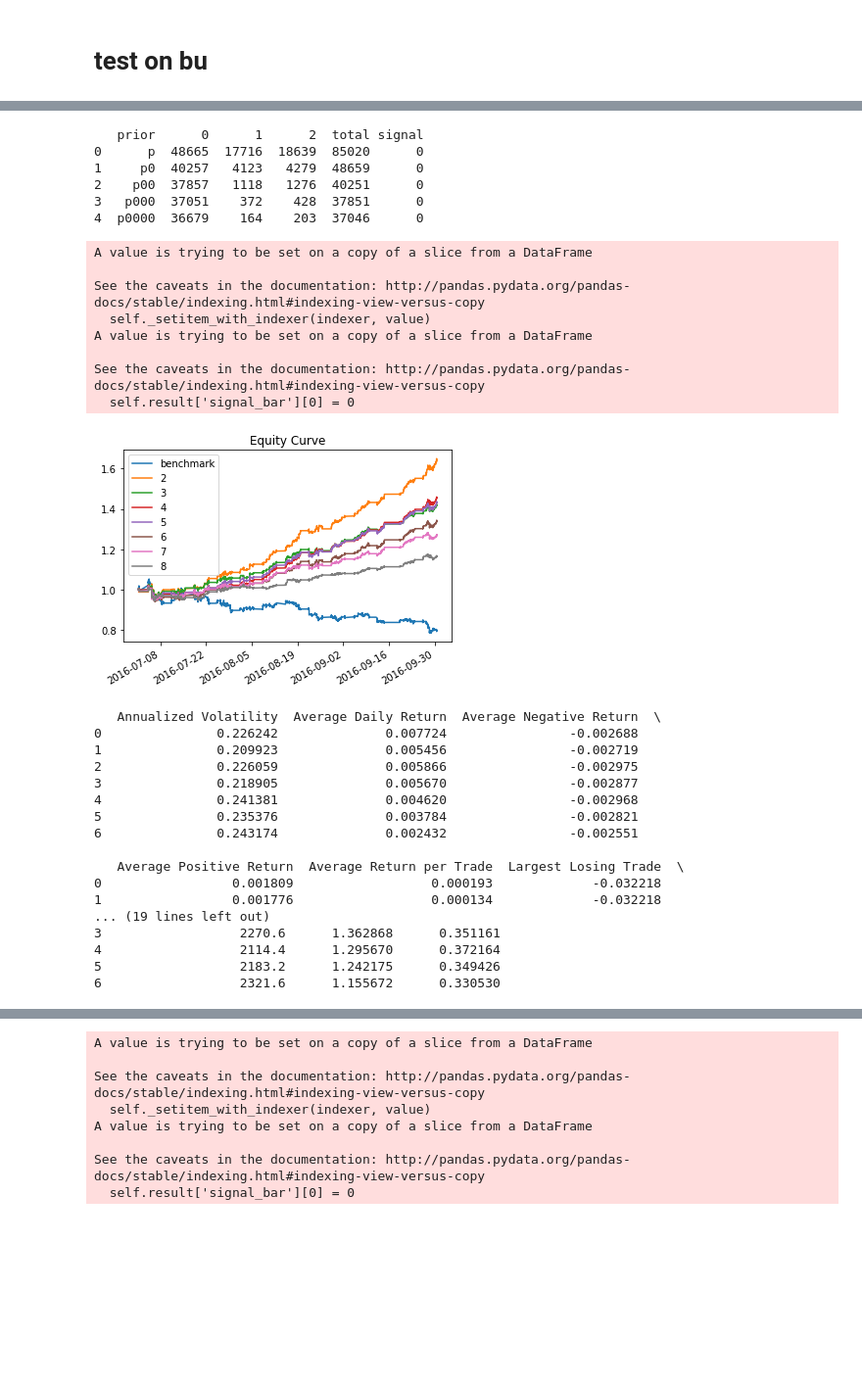
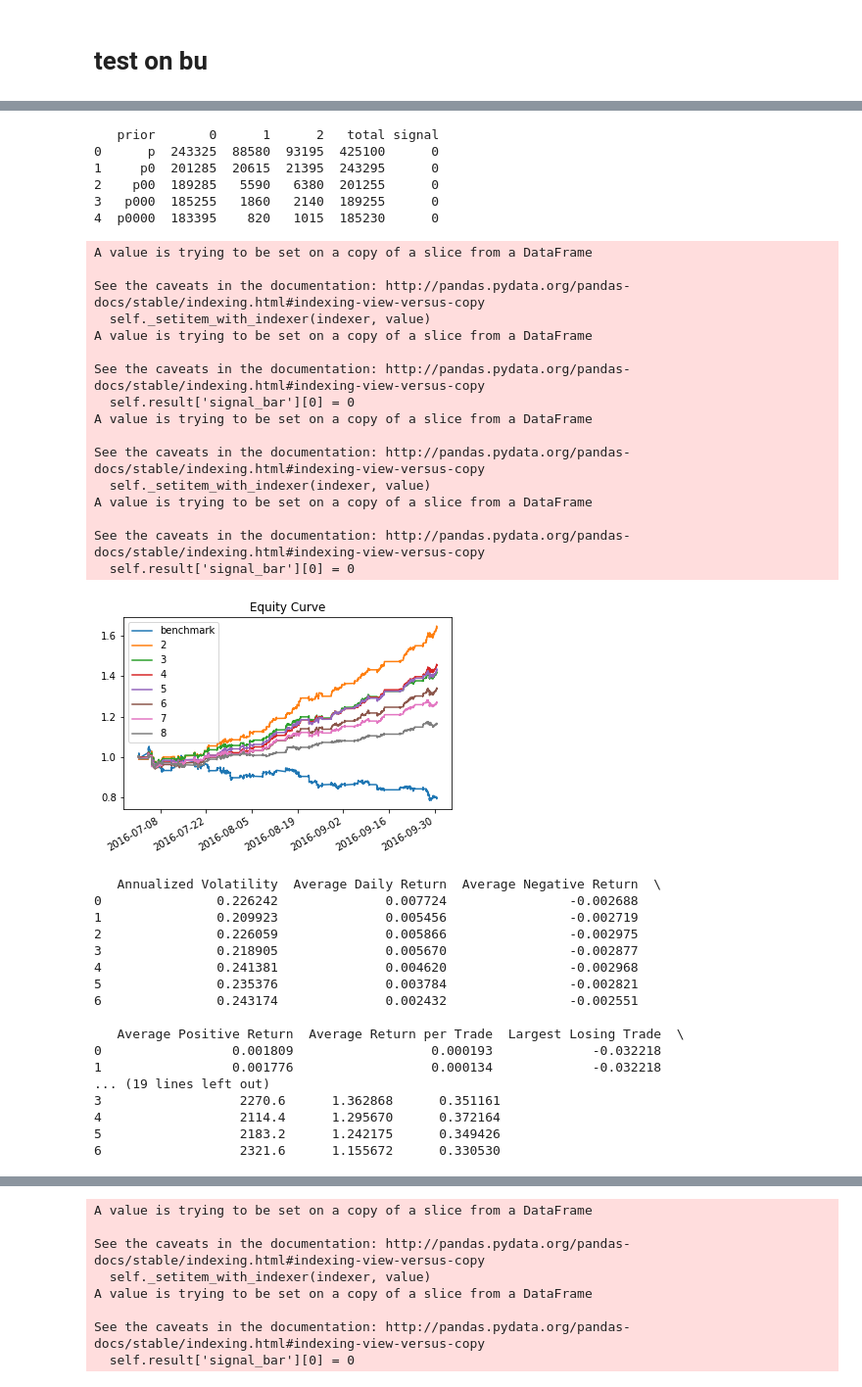
Before and after one commit to dechang227/QishiQR, a Jupyter notebook: MajorContractAnalysis/Prob_Threshold_for_Signal.ipynb, the cells around one changed output, grey strips where cells are left out. Shown: that part at 98% size. Cells and saved outputs as stored; diff of their text form; code cells hidden in the pictures; blank space fills up the shorter version.

```diff
--- a/MajorContractAnalysis/Prob_Threshold_for_Signal.ipynb
+++ b/MajorContractAnalysis/Prob_Threshold_for_Signal.ipynb
@@ -77,6 +83,6 @@ ID trade_range transition_begin transition_end
 # %%
 #bu
-filepath = "/Users/Dechang/QishiQR/Strategy"
+filepath = "/Users/Shufang/Documents/Qishi_QR/Strategy"
 #fig = plt.figure()
 slm = pd.DataFrame()
 for path, dirlist, filelist in os.walk(filepath):
@@ -87,32 +93,41 @@ for path, dirlist, filelist in os.walk(filepath):
         slm = slm.append(data[['prior', '0', '1', '2', 'total']].groupby(['prior']).sum().reset_index())
 slm = slm.groupby(['prior']).sum().reset_index()
 slm['signal'] = slm.loc[:, '0':'2'].idxmax(axis=1)
-slm.to_csv('../Strategy/bu_major_strategy.csv')
+slm.to_csv('/Users/Shufang/Documents/Qishi_QR/Strategy/bu_major_strategy.csv')
 print(slm.head())
 # %% [output]
-   prior      0      1      2  total signal
-0      p  48665  17716  18639  85020      0
-1     p0  40257   4123   4279  48659      0
-2    p00  37857   1118   1276  40251      0
-3   p000  37051    372    428  37851      0
-4  p0000  36679    164    203  37046      0
+   prior       0      1      2   total signal
+0      p  243325  88580  93195  425100      0
+1     p0  201285  20615  21395  243295      0
+2    p00  189285   5590   6380  201255      0
+3   p000  185255   1860   2140  189255      0
+4  p0000  183395    820   1015  185230      0
 # %%
 #max_order=7 is actually max order 8
 slm_th = SLM(slm, 0.4, th_type=1).run()
 
-lm_validation = LmValidation(slm_th, symbol='bu_major', data_dir=r'../Output',
-                                 valid_dir=r'../Validation', max_order=7, offsets_average=True, n_offsets=5)
+lm_validation = LmValidation(slm_th, symbol='bu_major', data_dir=r'/Users/Shufang/Documents/Qishi_QR/Output',
+                                 valid_dir=r'/Users/Shufang/Documents/Qishi_QR/Validation',
+                             max_order=7, offsets_average=True, n_offsets=5)
 lm_validation.run()
 # %% [output]
 A value is trying to be set on a copy of a slice from a DataFrame
 
 See the caveats in the documentation: http://pandas.pydata.org/pandas-docs/stable/indexing.html#indexing-view-versus-copy
   self._setitem_with_indexer(indexer, value)
 A value is trying to be set on a copy of a slice from a DataFrame
 
 See the caveats in the documentation: http://pandas.pydata.org/pandas-docs/stable/indexing.html#indexing-view-versus-copy
   self.result['signal_bar'][0] = 0
+A value is trying to be set on a copy of a slice from a DataFrame
+
+See the caveats in the documentation: http://pandas.pydata.org/pandas-docs/stable/indexing.html#indexing-view-versus-copy
+  self._setitem_with_indexer(indexer, value)
+A value is trying to be set on a copy of a slice from a DataFrame
+
+See the caveats in the documentation: http://pandas.pydata.org/pandas-docs/stable/indexing.html#indexing-view-versus-copy
+  self.result['signal_bar'][0] = 0
-[figure, old version]
+[figure, new version]
    Annualized Volatility  Average Daily Return  Average Negative Return  \
 0               0.226242              0.007724                -0.002688
 1               0.209923              0.005456                -0.002719
```
Also changed, not shown: parts of 8 cells of this notebook, 4 other files.
